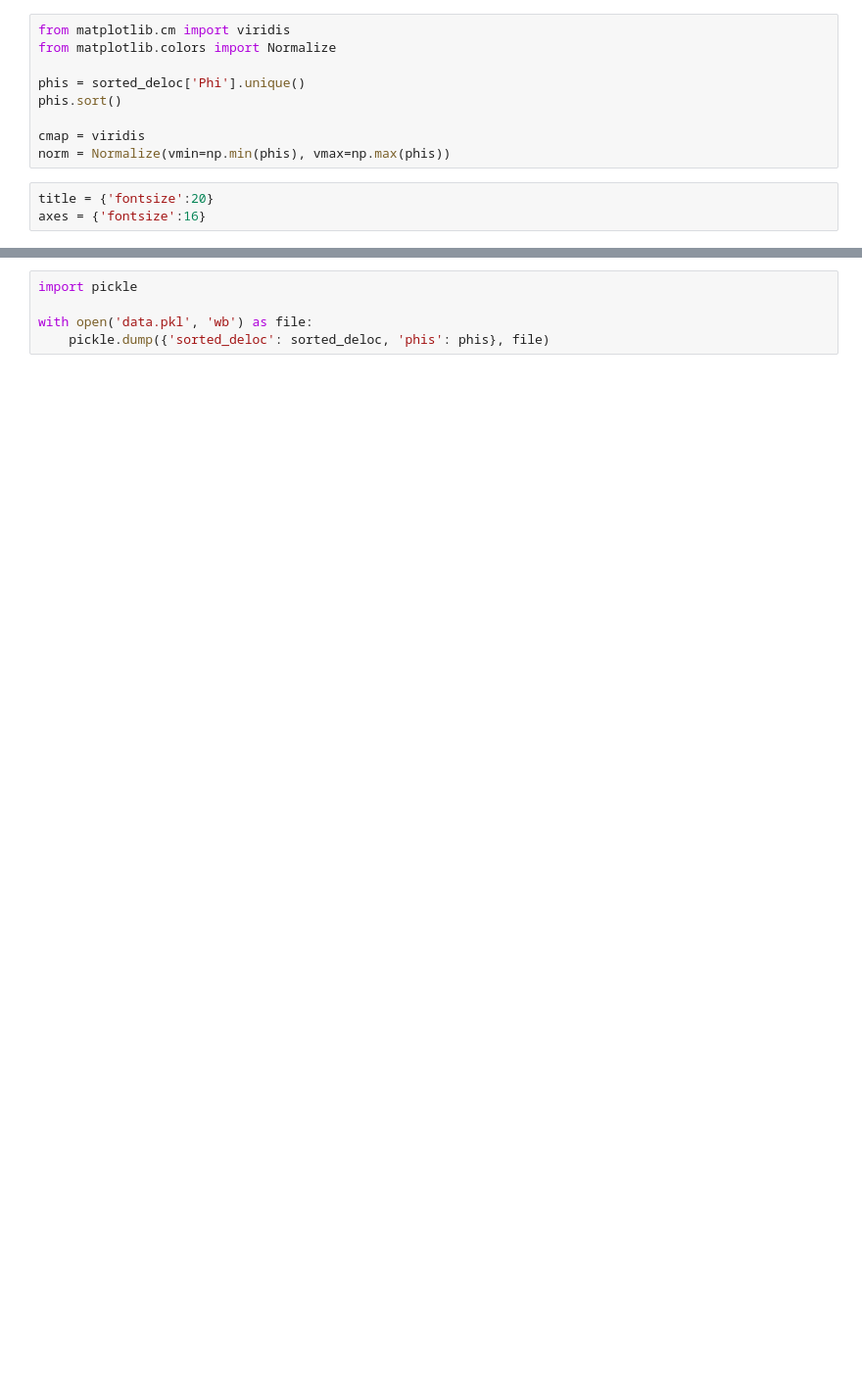
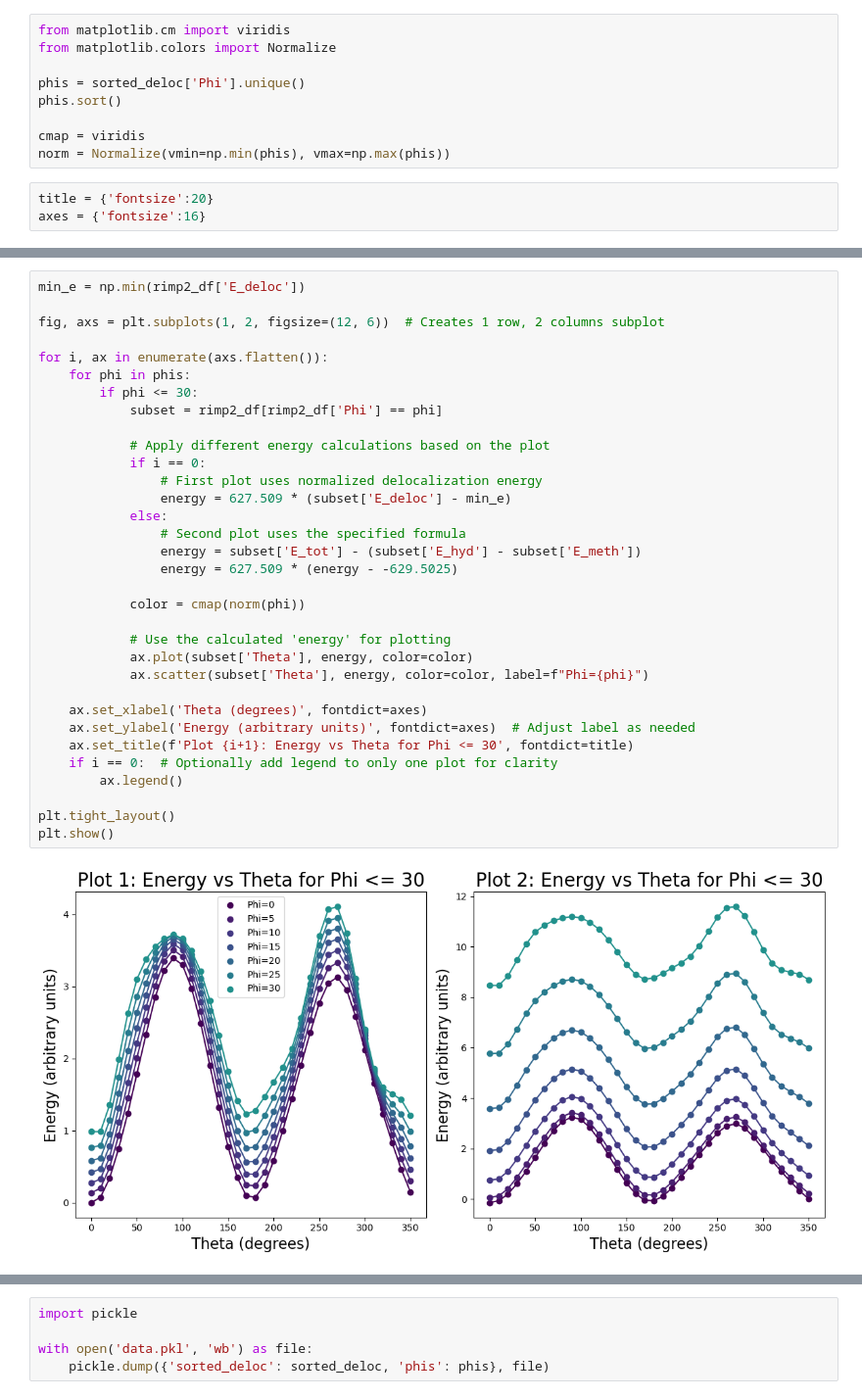
Before and after one commit to LRG-computational/impropers-data-analysis, a Jupyter notebook: p3ht/main-p3ht-impropers-analysis.ipynb, the cells around one changed output, grey strips where cells are left out. Shown: that part at 98% size. Saved outputs shown, nothing was run; the diff lists cells and outputs as text; blank space fills up the shorter version.

```diff
--- a/p3ht/main-p3ht-impropers-analysis.ipynb
+++ b/p3ht/main-p3ht-impropers-analysis.ipynb
@@ -505 +502,36 @@ plt.show()
+# %%
+min_e = np.min(rimp2_df['E_deloc'])
+
+fig, axs = plt.subplots(1, 2, figsize=(12, 6))  # Creates 1 row, 2 columns subplot
+
+for i, ax in enumerate(axs.flatten()):
+    for phi in phis:
+        if phi <= 30:
+            subset = rimp2_df[rimp2_df['Phi'] == phi]
+
+            # Apply different energy calculations based on the plot
+            if i == 0:
+                # First plot uses normalized delocalization energy
+                energy = 627.509 * (subset['E_deloc'] - min_e)
+            else:
+                # Second plot uses the specified formula
+                energy = subset['E_tot'] - (subset['E_hyd'] - subset['E_meth'])
+                energy = 627.509 * (energy - -629.5025)
+
+            color = cmap(norm(phi))
+
+            # Use the calculated 'energy' for plotting
+            ax.plot(subset['Theta'], energy, color=color)
+            ax.scatter(subset['Theta'], energy, color=color, label=f"Phi={phi}")
+
+    ax.set_xlabel('Theta (degrees)', fontdict=axes)
+    ax.set_ylabel('Energy (arbitrary units)', fontdict=axes)  # Adjust label as needed
+    ax.set_title(f'Plot {i+1}: Energy vs Theta for Phi <= 30', fontdict=title)
+    if i == 0:  # Optionally add legend to only one plot for clarity
+        ax.legend()
+
+plt.tight_layout()
+plt.show()
+# %% [output]
+[figure, added]
 # %%
```
Also changed, not shown: parts of 6 cells of this notebook, 1 other file.
